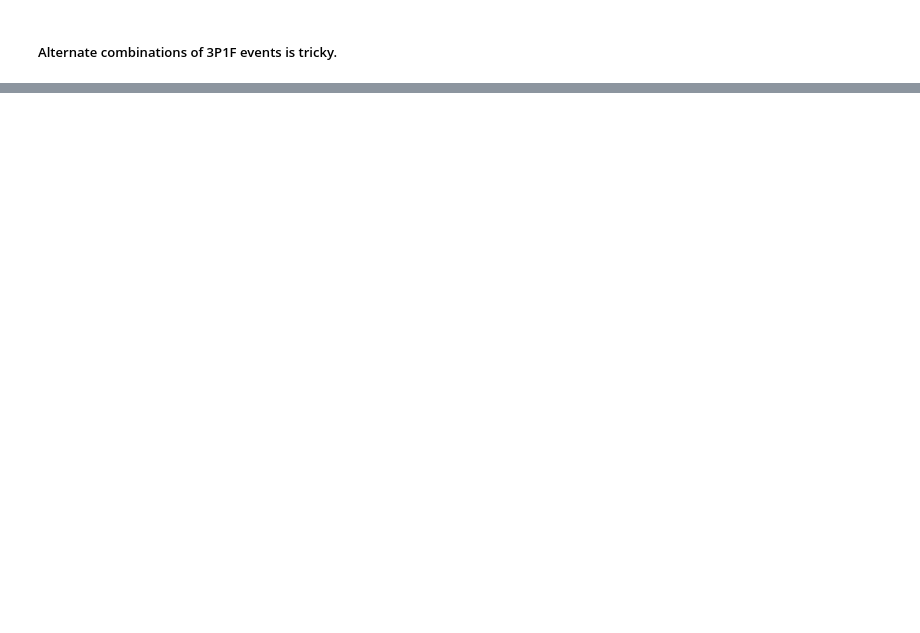
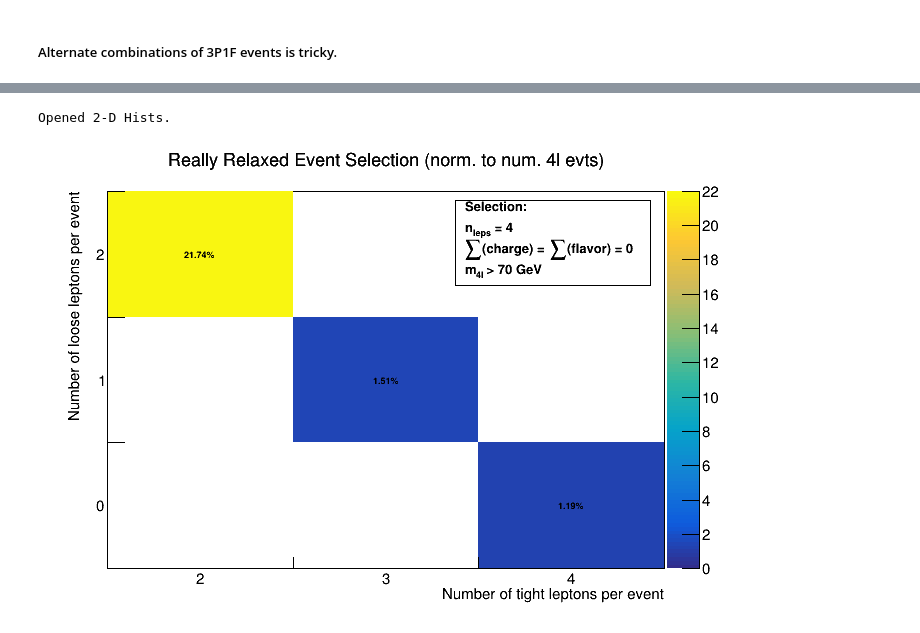
Before and after one commit to rosedj1/ZplusXpython, a Jupyter notebook: sidequests/scripts/jake_vs_elisa_event_comparison.ipynb, the cells around one changed output, grey strips where cells are left out. Saved outputs shown, nothing was run; the diff lists cells and outputs as text; code cells hidden in the pictures; blank space fills up the shorter version.

Commit message:
Compared 'Really Relaxed Event Selection' to 'Old Correct CJLST Selection'.
The results do not look promising. We are nowhere near Elisa's number of events.

```diff
--- a/sidequests/scripts/jake_vs_elisa_event_comparison.ipynb
+++ b/sidequests/scripts/jake_vs_elisa_event_comparison.ipynb
@@ -2051,0 +2127,14 @@ print_evt_info_cjlst(t, 32366)
+# %%
+f_relax = TFile.Open("h2_nlooseleps_vs_ntightleps_reallyrelaxed.root", "read")
+h2_nlooseleps_vs_ntightleps_reallyrelaxed = f_relax.Get("h2_nlooseleps_vs_ntightleps_reallyrelaxed")
+h2_nlooseleps_vs_ntightleps_reallyrelaxed_normto4levts = f_relax.Get("h2_nlooseleps_vs_ntightleps_reallyrelaxed_normto4levts")
+#     h2_nlooseleps_vs_ntightleps_reallyrelaxed.SetDirectory(0)
+#     h2_nlooseleps_vs_ntightleps_reallyrelaxed_normto4levts.SetDirectory(0)
+#     f_new.Close()
+print("Opened 2-D Hists.")
+# %% [output]
+Opened 2-D Hists.
+# %%
+canv, pave = draw_th2(h2_nlooseleps_vs_ntightleps_reallyrelaxed_normto4levts, as_percent=True, z_max=22, , selec="relax")
+# %% [output]
+[figure, added]
```
Also changed, not shown: parts of 62 cells of this notebook.
